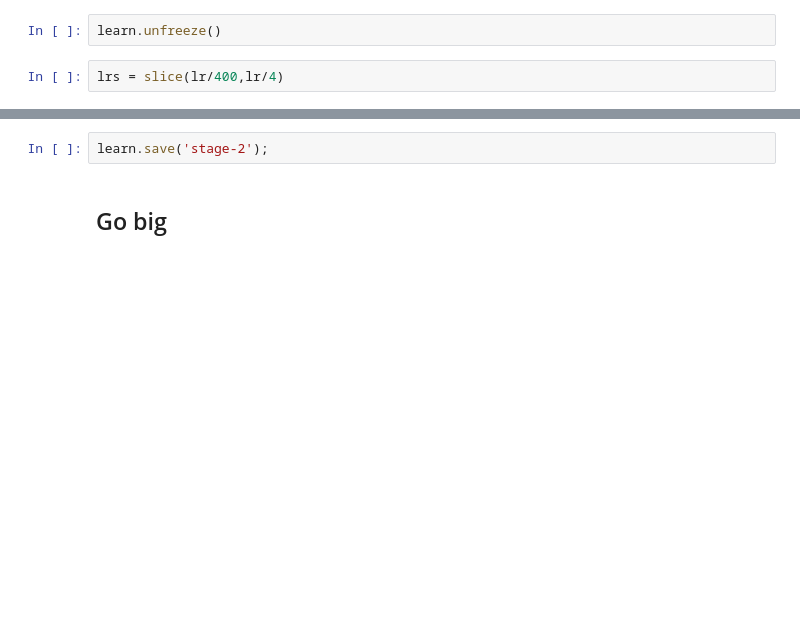
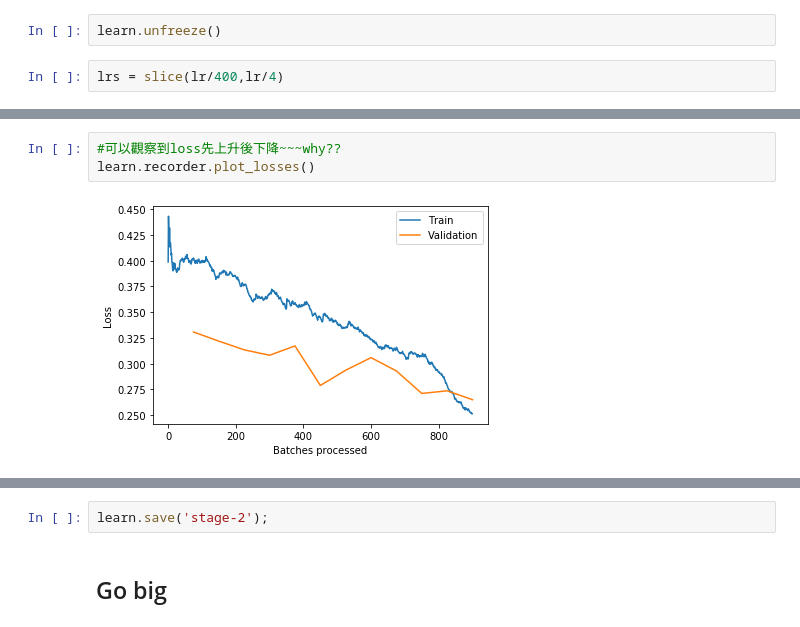
Before and after one commit to ActionMichael/fastai-learning-Rev.2019, a Jupyter notebook: lesson3-camvid.ipynb, the cells around one changed output, grey strips where cells are left out. Saved outputs shown, nothing was run; the diff lists cells and outputs as text; blank space fills up the shorter version.

```diff
--- a/lesson3-camvid.ipynb
+++ b/lesson3-camvid.ipynb
@@ -214,0 +259,5 @@ Total time: 06:39
+# %%
+#可以觀察到loss先上升後下降~~~why??
+learn.recorder.plot_losses()
+# %% [output]
+[figure, added]
```
Also changed, not shown: parts of 14 cells of this notebook.
